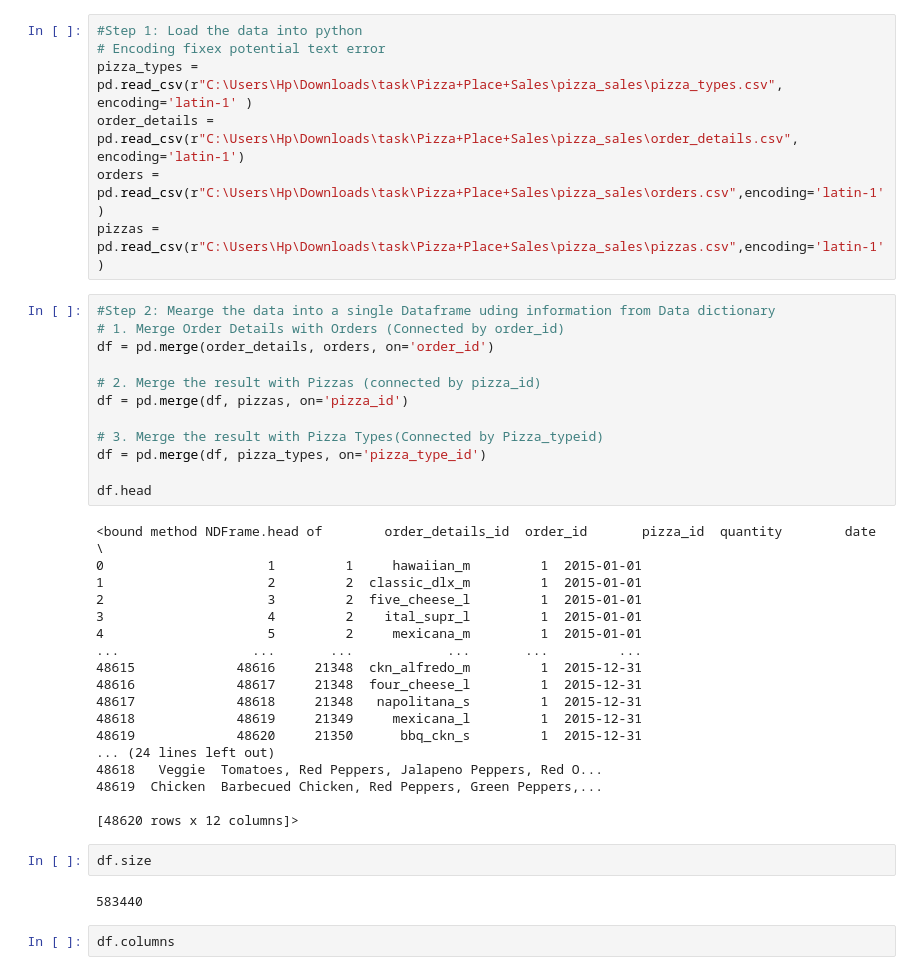
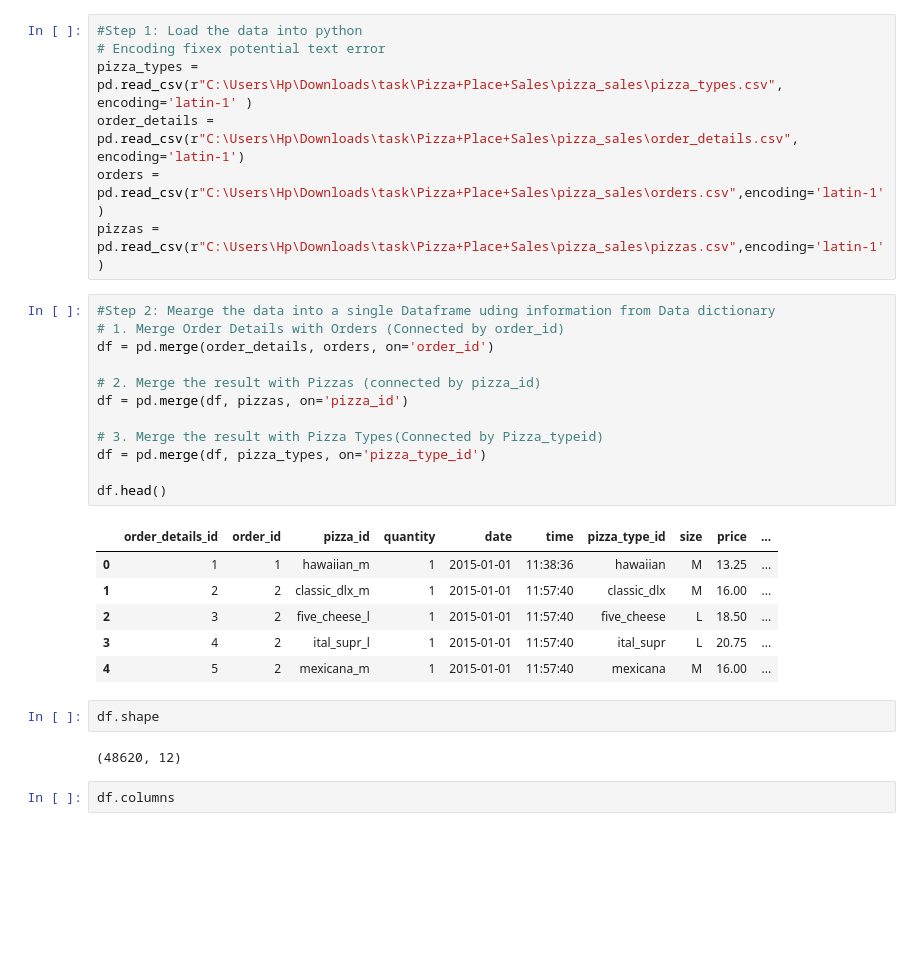
Before and after one commit to chijoke/EDA-Pizza-Sales-Analysis, a Jupyter notebook: EDA.ipynb, the cells around one changed output. Drawn from its saved outputs; the diff is of its cells as text; blank space fills up the shorter version.

```diff
--- a/EDA.ipynb
+++ b/EDA.ipynb
@@ -15,37 +15,26 @@ pizzas = pd.read_csv(r"C:\Users\Hp\Downloads\task\Pizza+Place+Sales\pizza_sales\
 # %%
 #Step 2: Mearge the data into a single Dataframe uding information from Data dictionary
 # 1. Merge Order Details with Orders (Connected by order_id)
 df = pd.merge(order_details, orders, on='order_id')
 
 # 2. Merge the result with Pizzas (connected by pizza_id)
 df = pd.merge(df, pizzas, on='pizza_id')
 
 # 3. Merge the result with Pizza Types(Connected by Pizza_typeid)
 df = pd.merge(df, pizza_types, on='pizza_type_id')
 
-df.head
+df.head()
 # %% [output]
-<bound method NDFrame.head of        order_details_id  order_id       pizza_id  quantity        date  \
-0                     1         1     hawaiian_m         1  2015-01-01
-1                     2         2  classic_dlx_m         1  2015-01-01
-2                     3         2  five_cheese_l         1  2015-01-01
-3                     4         2    ital_supr_l         1  2015-01-01
-4                     5         2     mexicana_m         1  2015-01-01
-...                 ...       ...            ...       ...         ...
-48615             48616     21348  ckn_alfredo_m         1  2015-12-31
-48616             48617     21348  four_cheese_l         1  2015-12-31
-48617             48618     21348   napolitana_s         1  2015-12-31
-48618             48619     21349     mexicana_l         1  2015-12-31
-48619             48620     21350      bbq_ckn_s         1  2015-12-31
-... (24 lines left out)
-48618   Veggie  Tomatoes, Red Peppers, Jalapeno Peppers, Red O...
-48619  Chicken  Barbecued Chicken, Red Peppers, Green Peppers,...
-
-[48620 rows x 12 columns]>
+|  | order_details_id | order_id | pizza_id | quantity | date | time | pizza_type_id | size | price | ... |
+| 0 | 1 | 1 | hawaiian_m | 1 | 2015-01-01 | 11:38:36 | hawaiian | M | 13.25 | ... |
+| 1 | 2 | 2 | classic_dlx_m | 1 | 2015-01-01 | 11:57:40 | classic_dlx | M | 16.00 | ... |
+| 2 | 3 | 2 | five_cheese_l | 1 | 2015-01-01 | 11:57:40 | five_cheese | L | 18.50 | ... |
+| 3 | 4 | 2 | ital_supr_l | 1 | 2015-01-01 | 11:57:40 | ital_supr | L | 20.75 | ... |
+| 4 | 5 | 2 | mexicana_m | 1 | 2015-01-01 | 11:57:40 | mexicana | M | 16.00 | ... |
 # %%
-df.size
+df.shape
 # %% [output]
-583440
+(48620, 12)
 # %%
 df.columns
 # %% [output]
```
Also changed, not shown: parts of 9 cells of this notebook.
